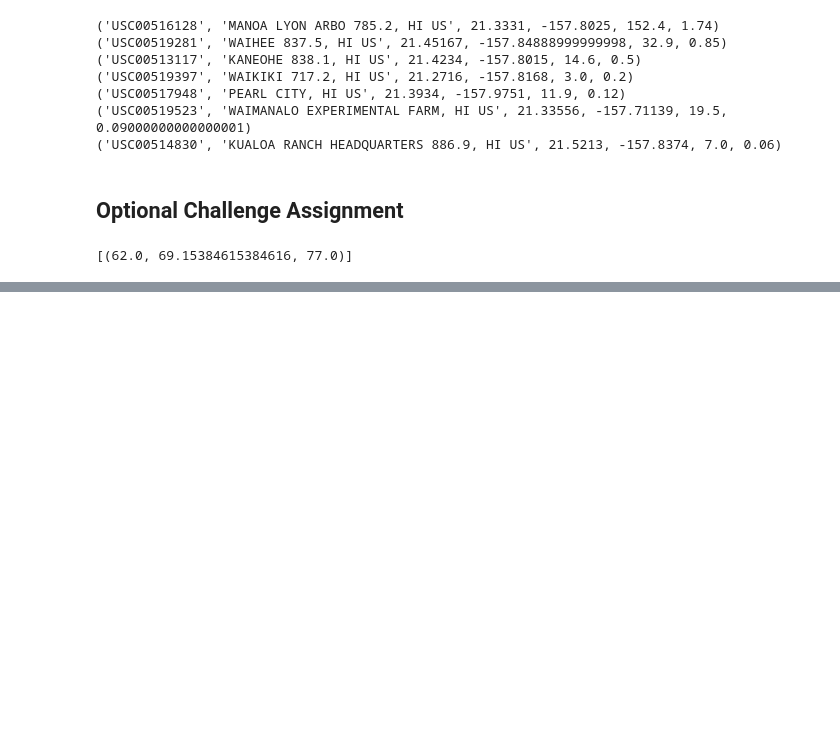
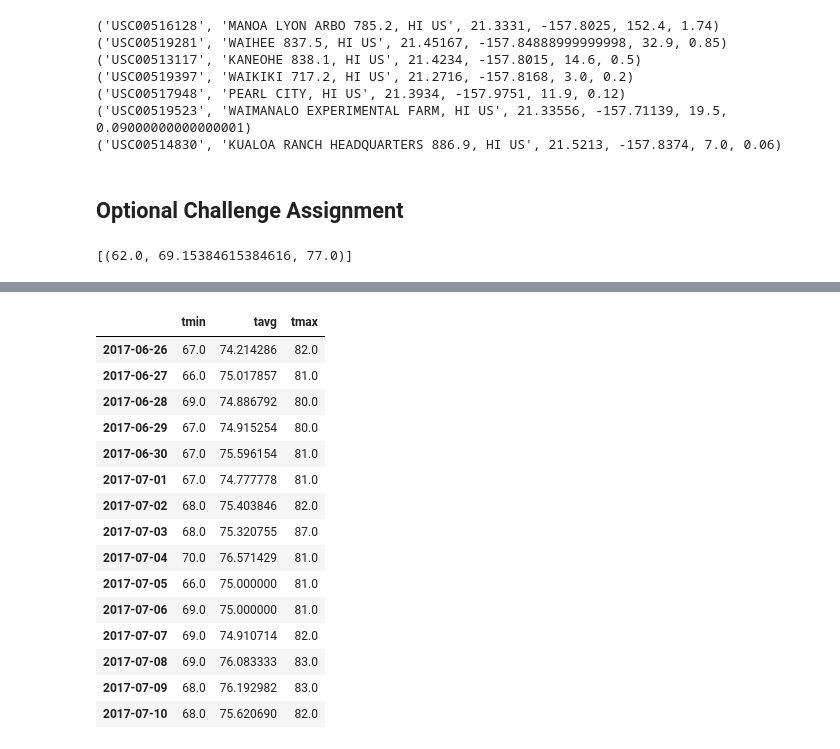
Before and after one commit to jeffreyb92/sqlalchemy-challenge, a Jupyter notebook: climate_starter.ipynb, the cells around one changed output, grey strips where cells are left out. Drawn from its saved outputs; the diff is of its cells as text; code cells hidden in the pictures; blank space fills up the shorter version.

```diff
--- a/climate_starter.ipynb
+++ b/climate_starter.ipynb
@@ -317,2 +269,45 @@ end_temps
+# %%
+# Load the previous query results into a Pandas DataFrame and add the `trip_dates` range as the `date` index
+trip_dates_clean = []
+for day in trip_dates:
+    trip=day[0][0:]
+    trip_dates_clean.append(trip)
+# print(trip_dates_clean)
+
+mini= []
+average =[]
+maxi = []
+for normal in normals:
+    first = normal[0][0]
+    sec = normal[0][1]
+    third = normal[0][2]
+    mini.append(first)
+    average.append(sec)
+    maxi.append(third)
+
+# print(mini)
+# print(average)
+# print(maxi)
+
+trip_temps = pd.DataFrame(list(zip(mini, average, maxi)), columns=['tmin', 'tavg', 'tmax'], index = trip_dates_clean)
+
+trip_temps
+# %% [output]
+|  | tmin | tavg | tmax |
+| 2017-06-26 | 67.0 | 74.214286 | 82.0 |
+| 2017-06-27 | 66.0 | 75.017857 | 81.0 |
+| 2017-06-28 | 69.0 | 74.886792 | 80.0 |
+| 2017-06-29 | 67.0 | 74.915254 | 80.0 |
+| 2017-06-30 | 67.0 | 75.596154 | 81.0 |
+| 2017-07-01 | 67.0 | 74.777778 | 81.0 |
+| 2017-07-02 | 68.0 | 75.403846 | 82.0 |
+| 2017-07-03 | 68.0 | 75.320755 | 87.0 |
+| 2017-07-04 | 70.0 | 76.571429 | 81.0 |
+| 2017-07-05 | 66.0 | 75.000000 | 81.0 |
+| 2017-07-06 | 69.0 | 75.000000 | 81.0 |
+| 2017-07-07 | 69.0 | 74.910714 | 82.0 |
+| 2017-07-08 | 69.0 | 76.083333 | 83.0 |
+| 2017-07-09 | 68.0 | 76.192982 | 83.0 |
+| 2017-07-10 | 68.0 | 75.620690 | 82.0 |
 # %%
 # Plot the daily normals as an area plot with `stacked=False`
```
Also changed, not shown: parts of 6 cells of this notebook, 1 other file.
